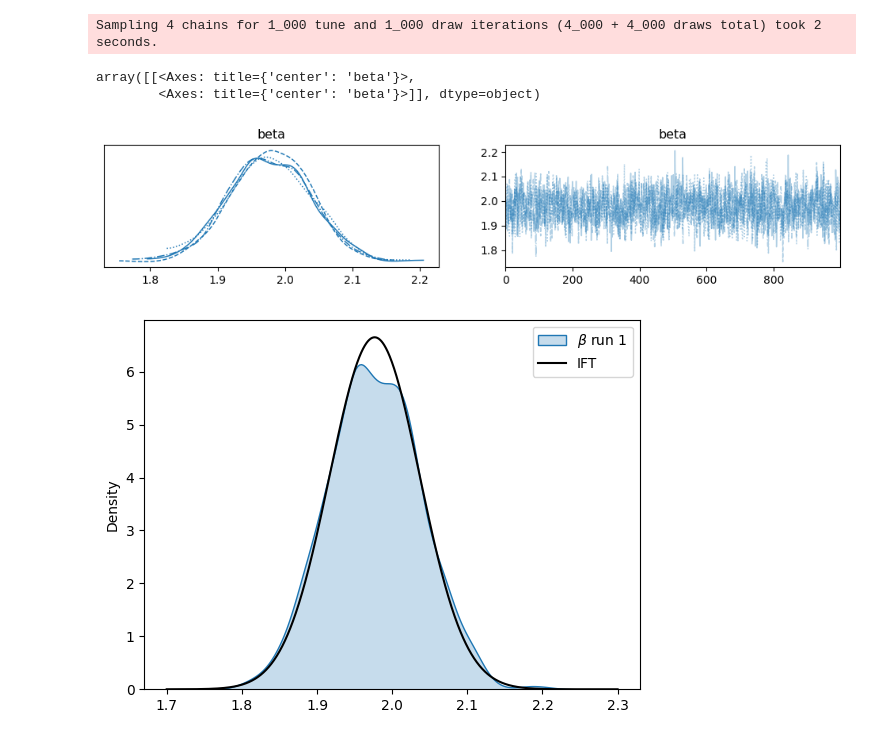
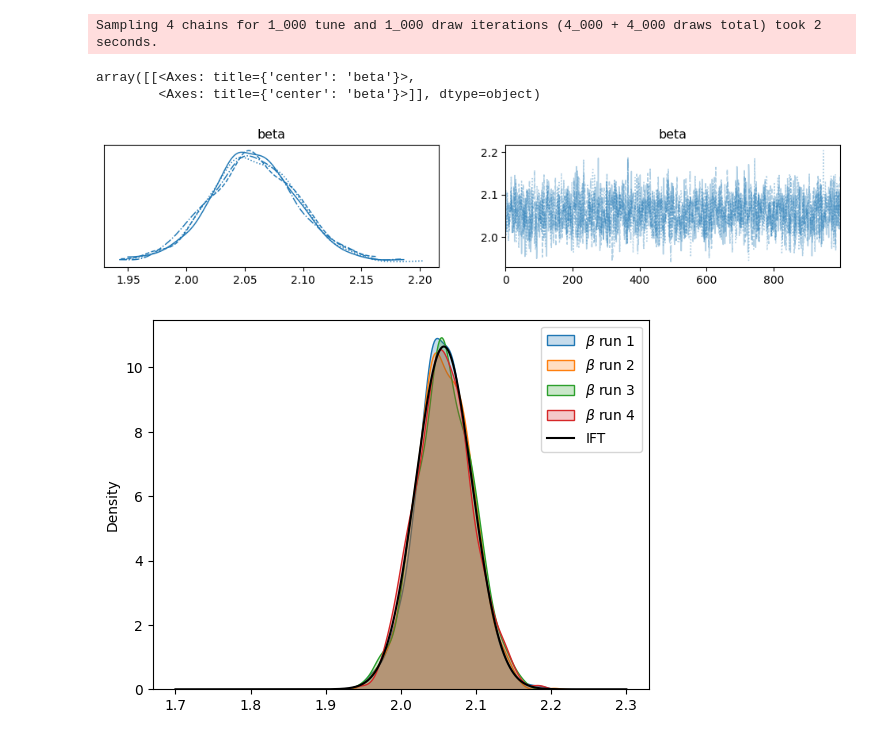
Before and after one commit to UlizesR/IFT, a Jupyter notebook: code/LRCD.ipynb, the cells around one changed output. Cells and saved outputs as stored; diff of their text form; code cells hidden in the pictures.

```diff
--- a/code/LRCD.ipynb
+++ b/code/LRCD.ipynb
@@ -116,7 +116,7 @@ def MAP_SOLUTIONS( MODEL: np.ndarray) -> np.ndarray:
     return map_tht
 # %%
 np.random.seed(42)
-N = 200
+N = 500
 p = 1
 X_vec = np.random.uniform(-10,10,N)
 true_beta = 2
@@ -189,14 +189,14 @@ thetas = np.linspace(1.7, 2.3, n_points)
 Q_vals = np.zeros(n_points)
 Q_vals = np.array([math.exp(-Hamiltonian(theta, MODEL)) for theta in thetas])
 
-
-Q_vals_ift = Q_vals / Z_IFT
-Q_vals_ift = Q_vals_ift.reshape(-1)
-Q_vals_anl = Q_vals / N_Z
-Q_vals_anl = Q_vals_anl.reshape(-1)
+posteriorIFT = np.exp([(-Hamiltonian(theta, MODEL)) for theta in thetas] - Log_Z_IFT)
+#Q_vals_ift = Q_vals / Z_IFT
+#Q_vals_ift = Q_vals_ift.reshape(-1)
+#Q_vals_anl = Q_vals / N_Z
+#Q_vals_anl = Q_vals_anl.reshape(-1)
 
 # plt.plot(thetas, Q_vals, label='Likelihood')
-plt.plot(thetas, Q_vals_ift, label='IFT')
+plt.plot(thetas, posteriorIFT, label='IFT')
 # plt.plot(thetas, Q_vals_anl, label='Analytical')
 plt.xlabel(r'$\theta$')
 plt.ylabel(r'$P(\theta)$')
@@ -231,7 +231,7 @@ az.plot_trace(trace)
 # %% [output]
 array([[<Axes: title={'center': 'beta'}>,
         <Axes: title={'center': 'beta'}>]], dtype=object)
-[figure, old version]
+[figure, new version]
 # %%
 
 b_0_run = trace.posterior['beta'][0]
@@ -241,13 +241,13 @@ b_3_run = trace.posterior['beta'][3]
 # %%
 # For beta runs
 sb.kdeplot(b_0_run, label=r"$\beta$ run 1", fill=True)
-# sb.kdeplot(b_1_run, label=r"$\beta$ run 2", fill=True)
-# sb.kdeplot(b_2_run, label=r"$\beta$ run 3", fill=True)
-# sb.kdeplot(b_3_run, label=r"$\beta$ run 4", fill=True)
-plt.plot(thetas, Q_vals_ift, label='IFT', color='black')
+sb.kdeplot(b_1_run, label=r"$\beta$ run 2", fill=True)
+sb.kdeplot(b_2_run, label=r"$\beta$ run 3", fill=True)
+sb.kdeplot(b_3_run, label=r"$\beta$ run 4", fill=True)
+plt.plot(thetas, posteriorIFT, label='IFT', color='black')
 plt.legend()
 plt.show()
 # %% [output]
-[figure, old version]
+[figure, new version]
 # %%
 #
```
Also changed, not shown: parts of 6 cells of this notebook, 1 other file.
